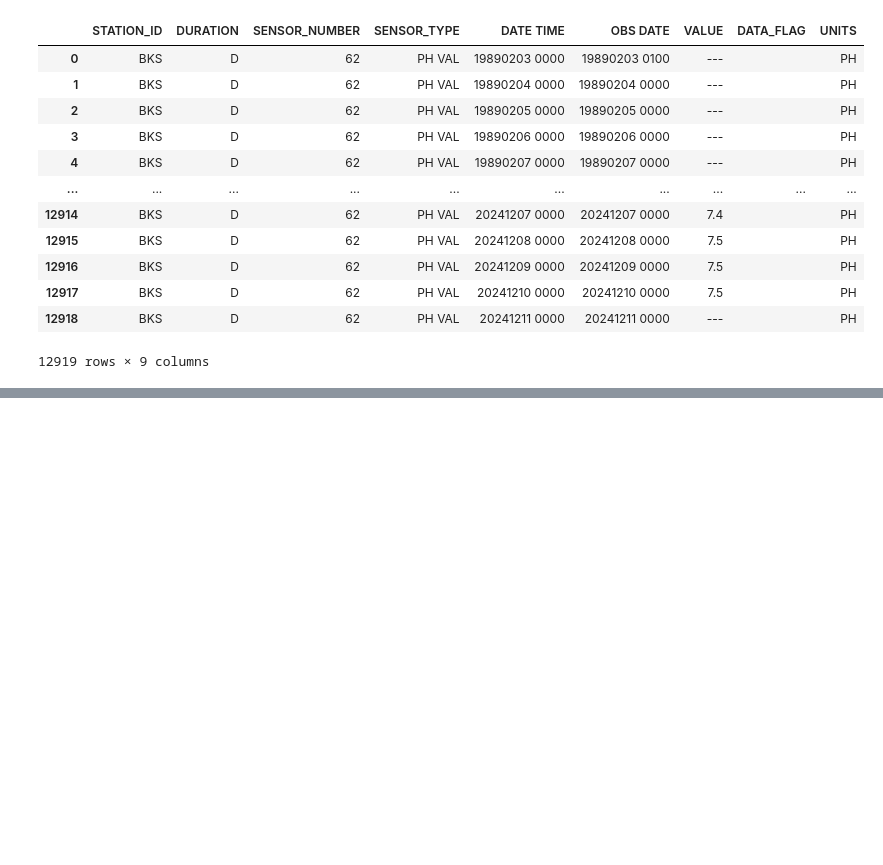
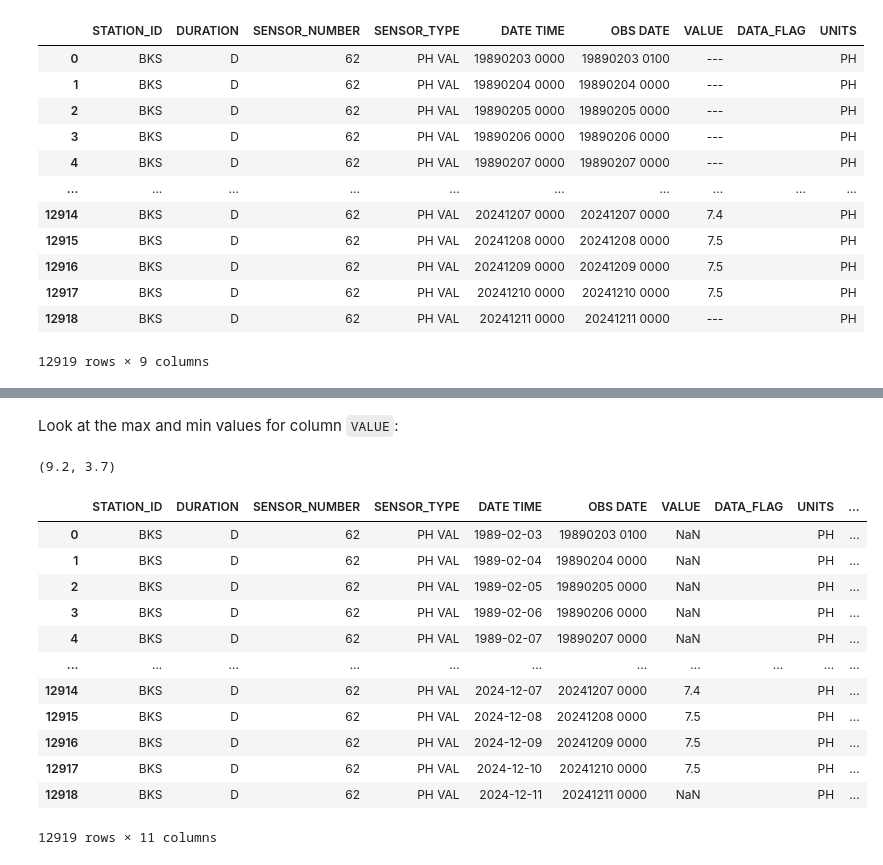
Before and after one commit to DWR-QA-Program/caldata-dsa-outlier-tool, a Jupyter notebook: dwr/dwr.ipynb, the cells around one changed output, grey strips where cells are left out. Saved outputs shown, nothing was run; the diff lists cells and outputs as text; code cells hidden in the pictures; blank space fills up the shorter version.

```diff
--- a/dwr/dwr.ipynb
+++ b/dwr/dwr.ipynb
@@ -71,0 +83,6 @@ df_bks
+# %% [markdown]
+Look at the max and min values for column `VALUE`:
+# %%
+np.nanmax(df.VALUE), np.nanmin(df.VALUE)
+# %% [output]
+(9.2, 3.7)
@@ -71,0 +93,16 @@ df_bks
+# %%
+df
+# %% [output]
+|  | STATION_ID | DURATION | SENSOR_NUMBER | SENSOR_TYPE | DATE TIME | OBS DATE | VALUE | DATA_FLAG | UNITS | ... |
+| 0 | BKS | D | 62 | PH VAL | 1989-02-03 | 19890203 0100 | NaN |  | PH | ... |
+| 1 | BKS | D | 62 | PH VAL | 1989-02-04 | 19890204 0000 | NaN |  | PH | ... |
+| 2 | BKS | D | 62 | PH VAL | 1989-02-05 | 19890205 0000 | NaN |  | PH | ... |
+| 3 | BKS | D | 62 | PH VAL | 1989-02-06 | 19890206 0000 | NaN |  | PH | ... |
+| 4 | BKS | D | 62 | PH VAL | 1989-02-07 | 19890207 0000 | NaN |  | PH | ... |
+| ... | ... | ... | ... | ... | ... | ... | ... | ... | ... | ... |
+| 12914 | BKS | D | 62 | PH VAL | 2024-12-07 | 20241207 0000 | 7.4 |  | PH | ... |
+| 12915 | BKS | D | 62 | PH VAL | 2024-12-08 | 20241208 0000 | 7.5 |  | PH | ... |
+| 12916 | BKS | D | 62 | PH VAL | 2024-12-09 | 20241209 0000 | 7.5 |  | PH | ... |
+| 12917 | BKS | D | 62 | PH VAL | 2024-12-10 | 20241210 0000 | 7.5 |  | PH | ... |
+| 12918 | BKS | D | 62 | PH VAL | 2024-12-11 | 20241211 0000 | NaN |  | PH | ... |
+12919 rows × 11 columns
```
Also changed, not shown: parts of 13 cells of this notebook, 2 other files.
